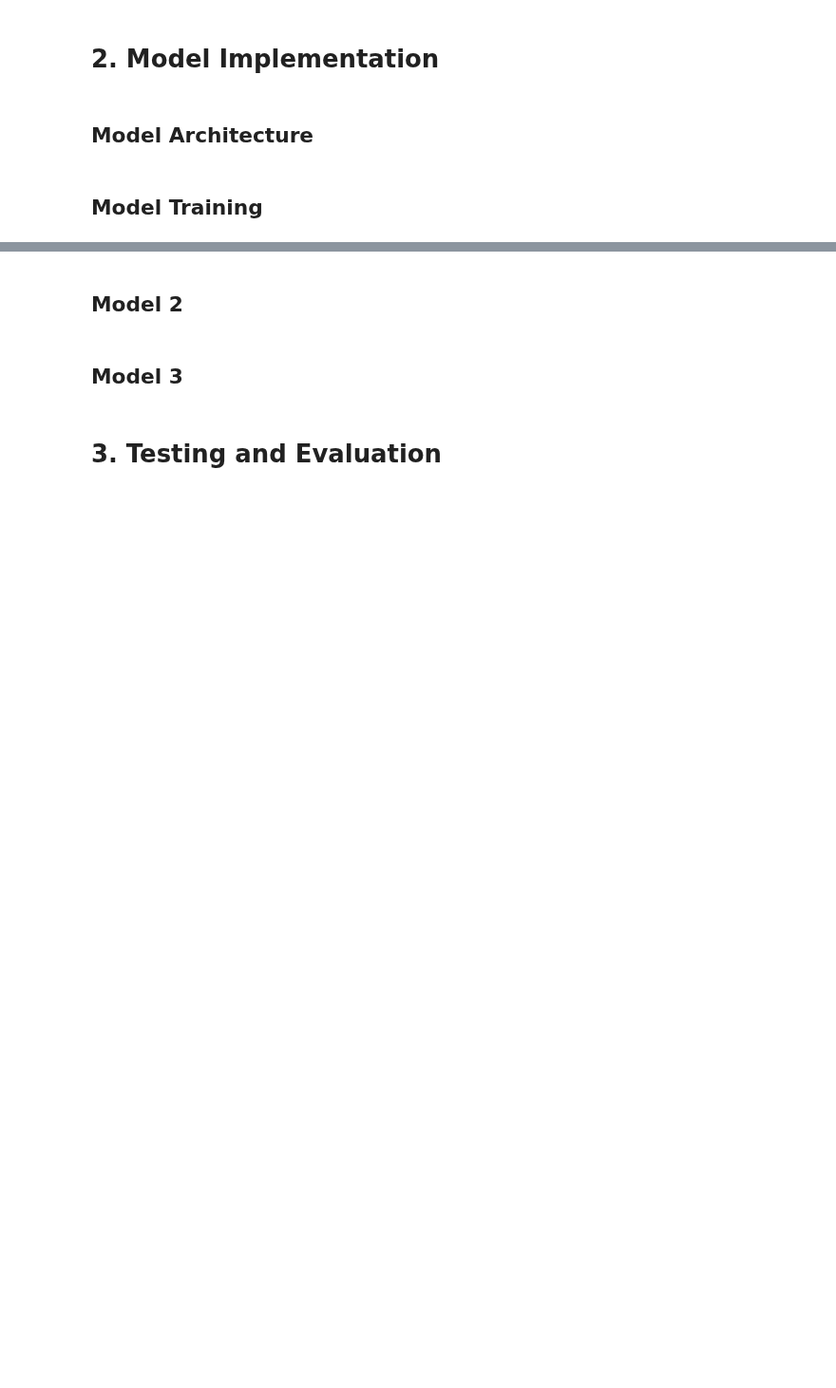
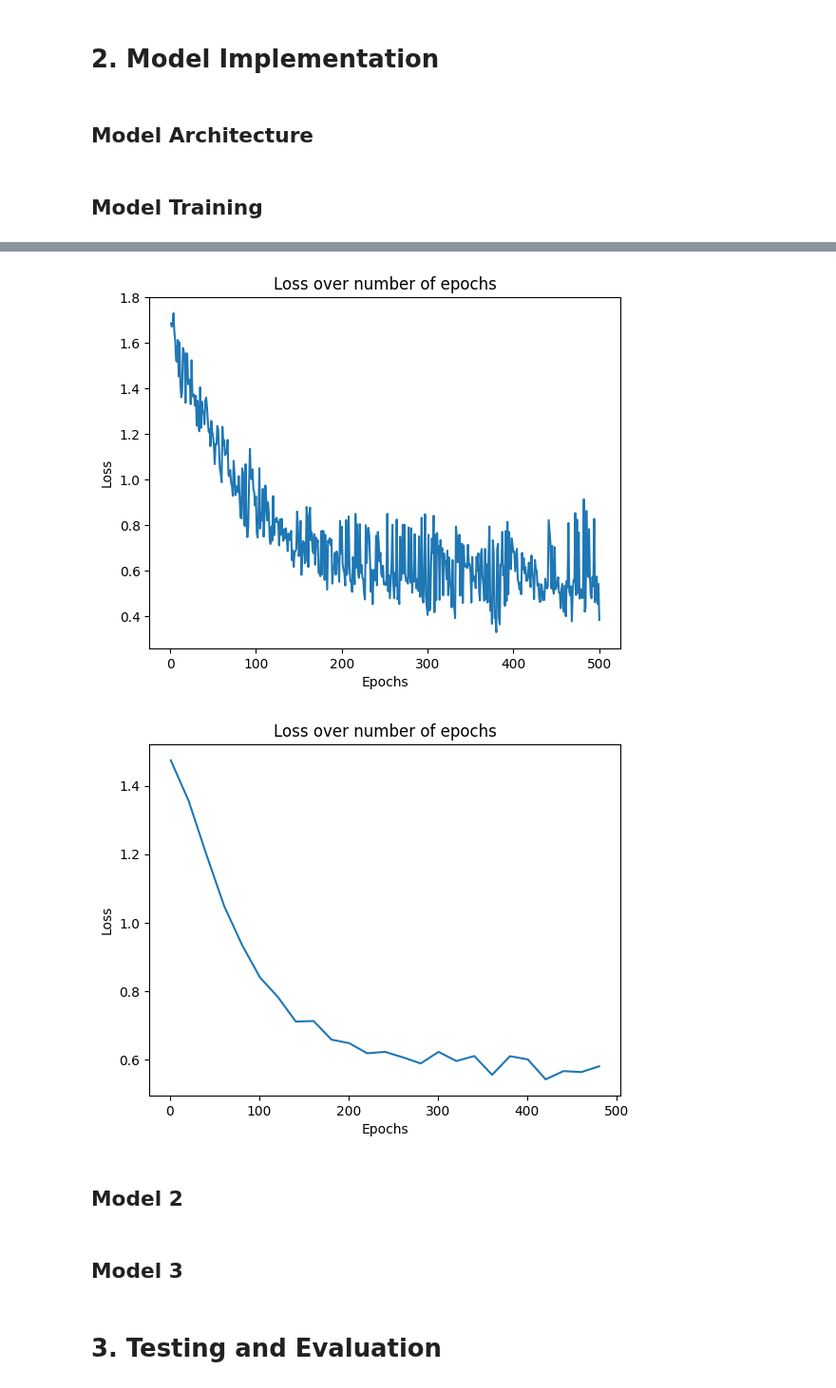
Before and after one commit to LisonLau/CITS4012-Project, a Jupyter notebook: CITS4012_ID.ipynb, the cells around one changed output, grey strips where cells are left out. Shown at 95% size. Saved outputs shown, nothing was run; the diff lists cells and outputs as text; code cells hidden in the pictures; blank space fills up the shorter version.

```diff
--- a/CITS4012_ID.ipynb
+++ b/CITS4012_ID.ipynb
@@ -26,6 +27,7 @@ import torch.nn.functional as F
 from google.colab import drive
 drive.mount('/content/drive')
 # %%
+
 # Load the training data
 # with open('/content/drive/MyDrive/data/train.json', 'r') as file:
 with open('train.json', 'r') as file:
@@ -48,6 +50,8 @@ with open('val.json', 'r') as file:
 training_x = train_data['sentence'].tolist()
 training_a = train_data['aspect'].tolist()
 training_y = train_data['polarity'].tolist()
+output_y = [["<BOS>"] + [y] for y in training_y]
+target_y = [[y] + ["<EOS>"]for y in training_y]
 test_x = test_data['sentence'].tolist()
 test_a = test_data['aspect'].tolist()
 test_y = test_data['polarity'].tolist()
@@ -231,10 +240,25 @@ for sentence in train_x_token:
     sentence_idx = [word_to_idx[word] for word in sentence]
     train_x_idx.append(sentence_idx)
 
-train_y_idx = []
-for polarity in training_y:
-    polarity_idx = polarity_to_idx[polarity]
-    train_y_idx.append(polarity_idx)
+train_a_idx = []
+for aspect in training_a:
+    aspect_idx = aspect_to_idx[aspect]
+    train_a_idx.append(aspect_idx)
+
+# train_y_idx = []
+# for polarity in training_y:
+#     polarity_idx = polarity_to_idx[polarity]
+#     train_y_idx.append(polarity_idx)
+
+output_y_idx = []
+for sentence in output_y:
+    sentence_idx = [polarity_to_idx[word] for word in sentence]
+    output_y_idx.append(sentence_idx)
+
+target_y_idx = []
+for sentence in target_y:
+    sentence_idx = [polarity_to_idx[word] for word in sentence]
+    target_y_idx.append(sentence_idx)
 
 # One-hot encoding for training data
 train_x_onehot = []
@@ -393,3 +475,19 @@ Epoch [2500/10000], Loss: 1.0890
+# %%
+# Plot loss over number of epochs
+plt.plot(range(1, num_epochs+1), plot_losses)
+plt.xlabel('Epochs')
+plt.ylabel('Loss')
+plt.title('Loss over number of epochs')
+plt.show()
+
+plt.plot(range(1, num_epochs+1, display_interval), plot_avg_losses)
+plt.xlabel('Epochs')
+plt.ylabel('Loss')
+plt.title('Loss over number of epochs')
+plt.show()
+# %% [output]
+[figure, added]
+[figure, added]
 # %% [markdown]
 ## Model 2
 # %% [markdown]
```
Also changed, not shown: parts of 10 cells of this notebook, 1 other file.
